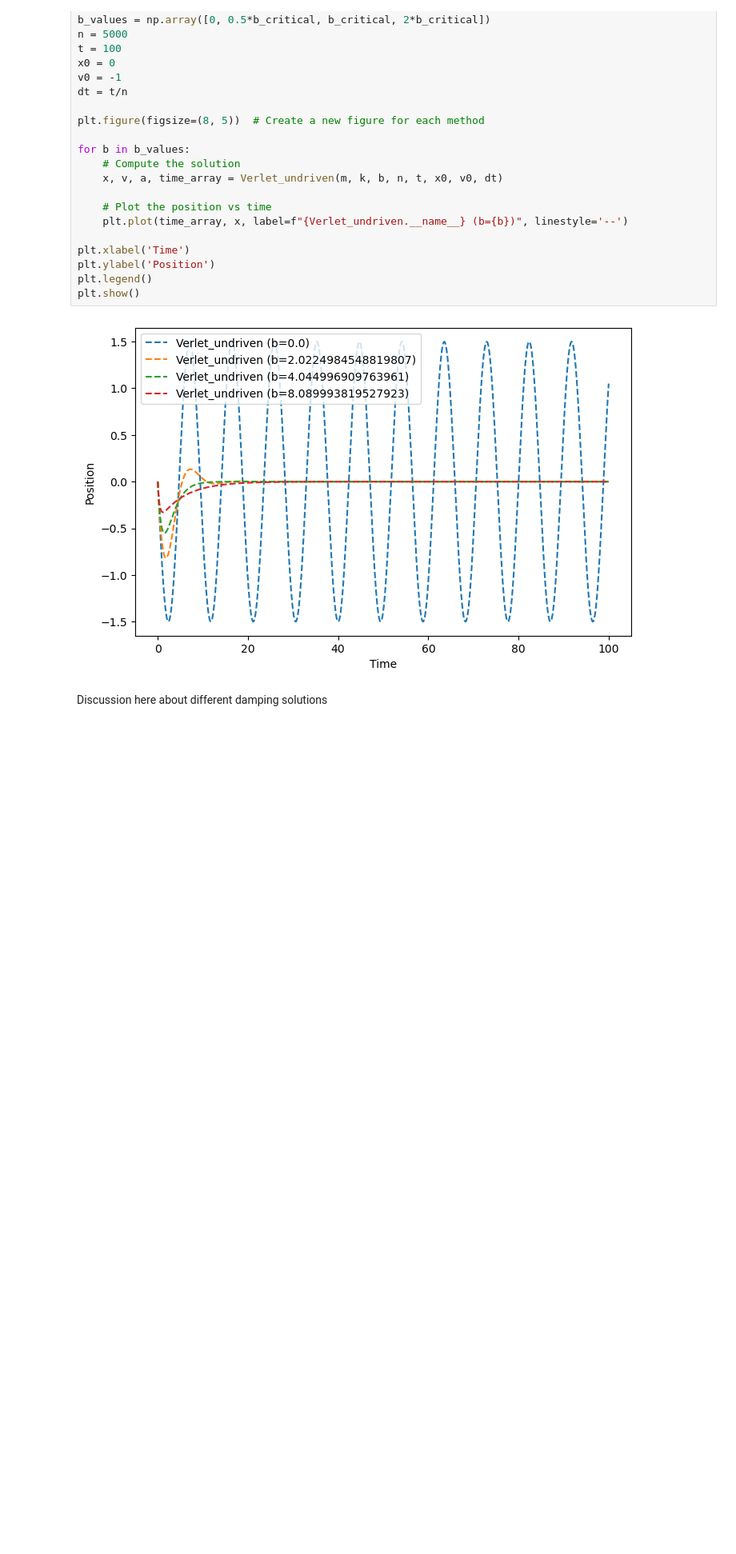
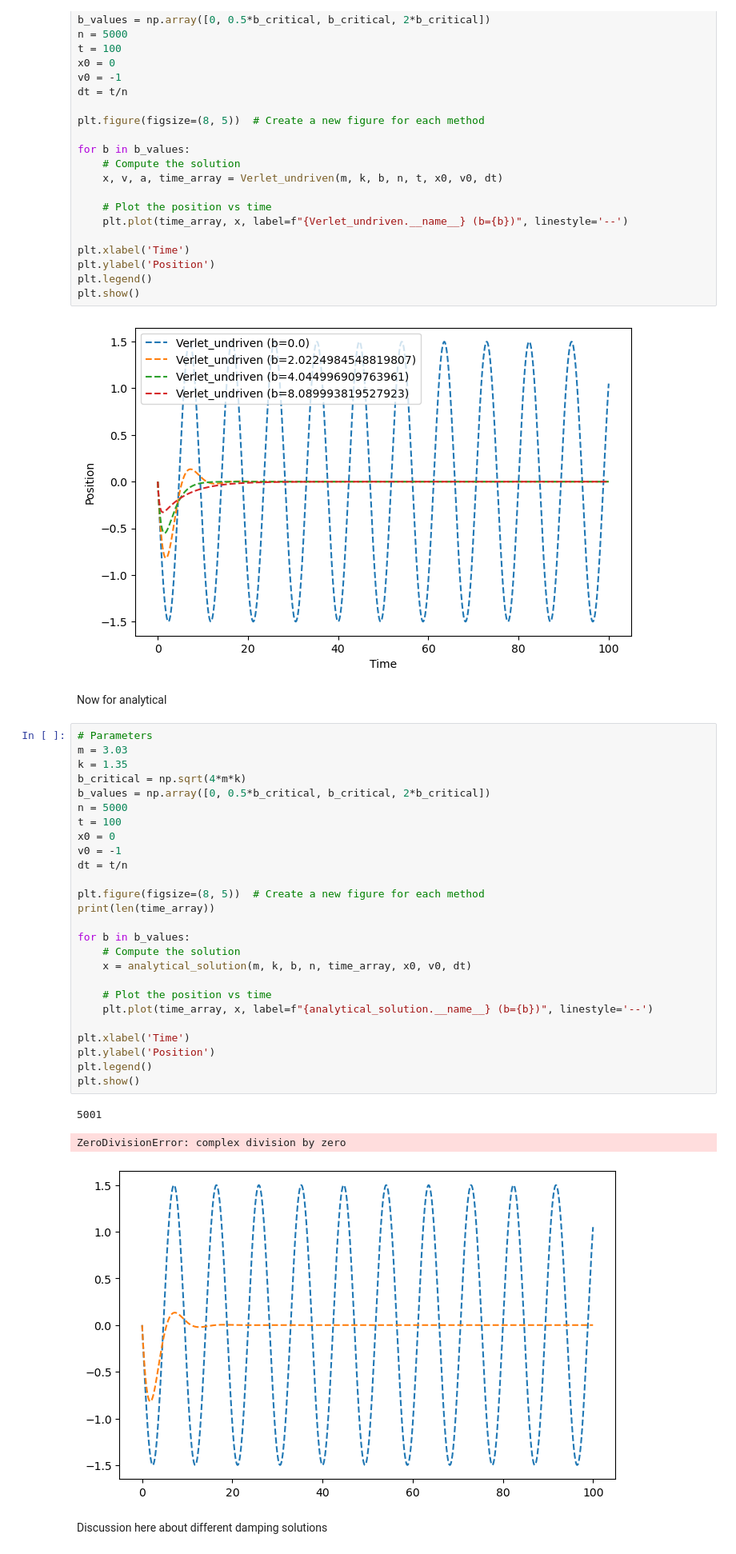
Before and after one commit to david-phelan/computational-physics-project-two, a Jupyter notebook: ProjectTwo.ipynb, the cells around one changed output. Shown at 80% size. Drawn from its saved outputs; the diff is of its cells as text; blank space fills up the shorter version.

Commit message:
Added and fixed analytical solution plotting

```diff
--- a/ProjectTwo.ipynb
+++ b/ProjectTwo.ipynb
@@ -600,6 +589,38 @@ plt.legend()
 plt.show()
 # %% [output]
 [figure]
+# %% [markdown]
+Now for analytical
+# %%
+# Parameters
+m = 3.03
+k = 1.35
+b_critical = np.sqrt(4*m*k)
+b_values = np.array([0, 0.5*b_critical, b_critical, 2*b_critical])
+n = 5000
+t = 100
+x0 = 0
+v0 = -1
+dt = t/n
+
+plt.figure(figsize=(8, 5))  # Create a new figure for each method
+print(len(time_array))
+
+for b in b_values:
+    # Compute the solution
+    x = analytical_solution(m, k, b, n, time_array, x0, v0, dt)
+
+    # Plot the position vs time
+    plt.plot(time_array, x, label=f"{analytical_solution.__name__} (b={b})", linestyle='--')
+
+plt.xlabel('Time')
+plt.ylabel('Position')
+plt.legend()
+plt.show()
+# %% [output]
+5001
+ZeroDivisionError: complex division by zero
+[figure, added]
 # %% [markdown]
 Discussion here about different damping solutions
 # %% [markdown]
```
Also changed, not shown: parts of 2 cells of this notebook.
